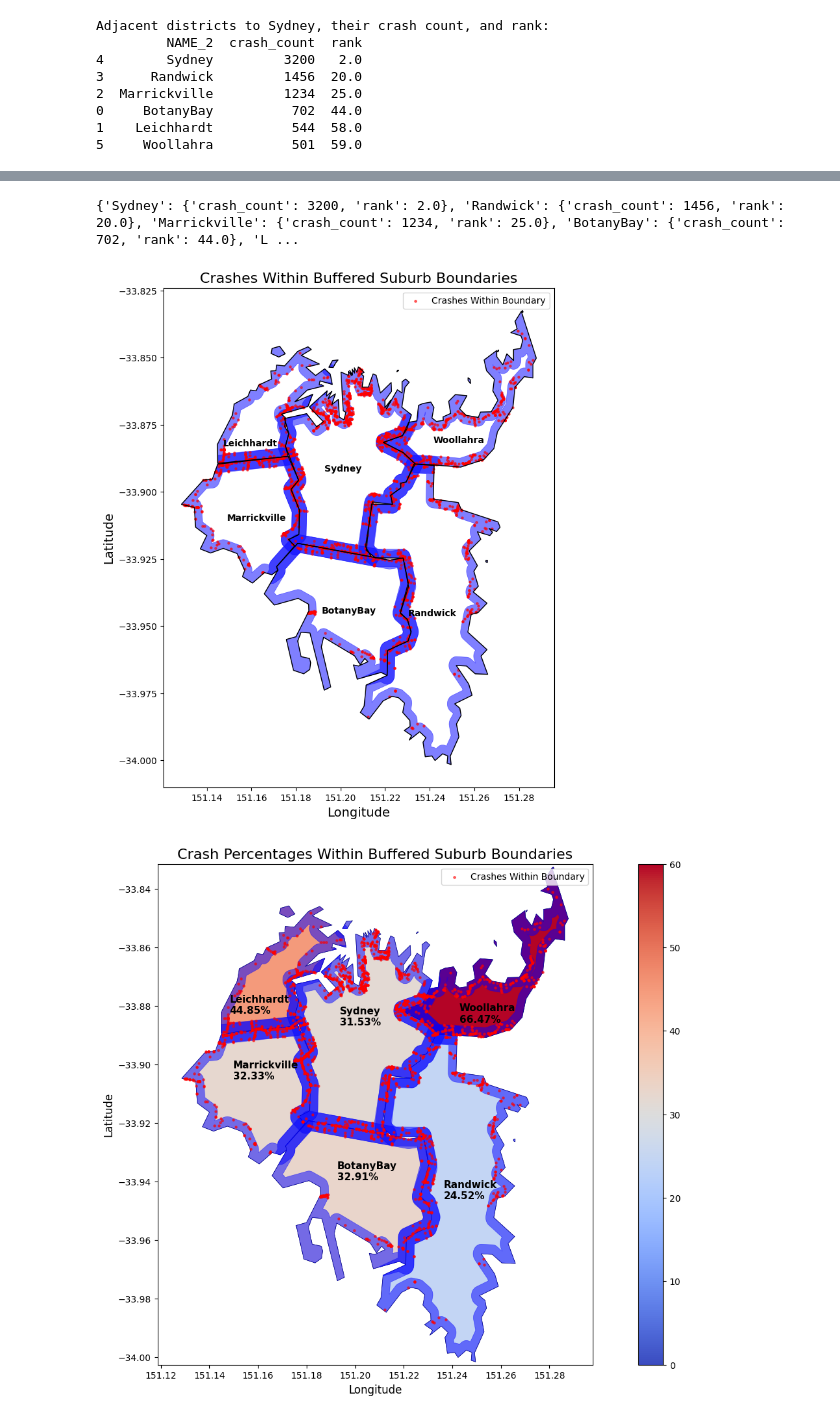
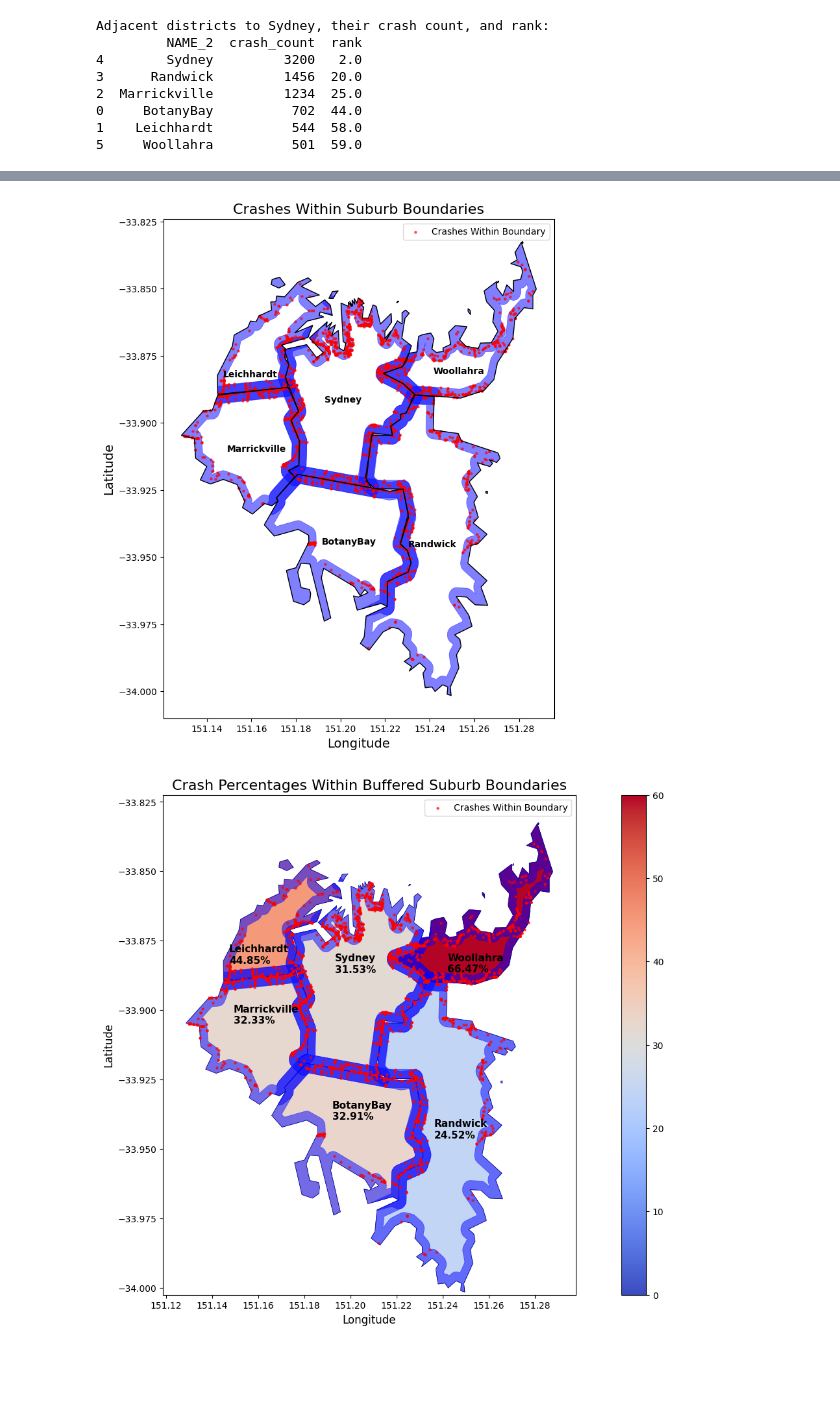
Before and after one commit to Yuyun-Zhou/open-data-project, a Jupyter notebook: crash.ipynb, the cells around one changed output, grey strips where cells are left out. Saved outputs shown, nothing was run; the diff lists cells and outputs as text; code cells hidden in the pictures; blank space fills up the shorter version.

```diff
--- a/crash.ipynb
+++ b/crash.ipynb
@@ -482,11 +487,6 @@ plt.show()
 # %%
 
 adjacent_crashes_dict = adjacent_crashes_with_rank[['NAME_2', 'crash_count', 'rank']].sort_values(by='rank').set_index('NAME_2').to_dict(orient='index')
-
-# Print the dictionary
-print(adjacent_crashes_dict)
-# %% [output]
-{'Sydney': {'crash_count': 3200, 'rank': 2.0}, 'Randwick': {'crash_count': 1456, 'rank': 20.0}, 'Marrickville': {'crash_count': 1234, 'rank': 25.0}, 'BotanyBay': {'crash_count': 702, 'rank': 44.0}, 'L ...
 # %%
 import geopandas as gpd
 import matplotlib.pyplot as plt
@@ -499,7 +499,7 @@ warnings.filterwarnings("ignore")
 # Extract the boundaries of each suburb
 boundary_districts = pop_adjacency_district_to_sydney_data.boundary
 
-boundary_size = 0.0033  # around 400 meters
+boundary_size = 0.0033  # around 300 meters
 
 # Buffer the boundaries
 buffered_boundaries = boundary_districts.buffer(
@@ -546,7 +546,7 @@ inner_boundary.plot(ax=ax, color='blue', alpha=0.5, edgecolor='blue', linestyle=
 crashes_within_boundary.plot(ax=ax, marker='o', markersize=5, color='red', alpha=0.6, label='Crashes Within Boundary')
 
 # Add a title and labels
-ax.set_title('Crashes Within Buffered Suburb Boundaries', fontsize=16)
+ax.set_title('Crashes Within Suburb Boundaries', fontsize=16)
 ax.set_xlabel('Longitude', fontsize=14)
 ax.set_ylabel('Latitude', fontsize=14)
 
@@ -556,7 +556,7 @@ ax.legend()
 # Show the plot
 plt.show()
 # %% [output]
-[figure, old version]
+[figure, new version]
 # %%
 # Initialize results dictionary
 results = {'NAME_2': [], 'crashes_within_boundary': [], 'total_crashes': [], 'percentage_within_boundary': []}
@@ -614,32 +614,32 @@ for district in results_df['NAME_2']:
         x_offset, y_offset = (-53, -40)
     elif district == 'Woollahra':
         x_offset, y_offset = (-39, -45)
     elif district == 'Leichhardt':
         x_offset, y_offset = (-30, -15)
     elif district == 'Randwick':
         x_offset, y_offset = (-10, -9)
 
     ax.annotate(text=f"{district}\n{district_row['percentage_within_boundary']:.2f}%", xy=(centroid.x, centroid.y),
                 xytext=(x_offset, y_offset),  # Use customized offsets
                 textcoords='offset points', fontsize=11, color='black', weight='bold')
 
 # Set the plot title and labels
 ax.set_title('Crash Percentages Within Buffered Suburb Boundaries', fontsize=16)
 ax.set_xlabel('Longitude', fontsize=12)
 ax.set_ylabel('Latitude', fontsize=12)
 
 # Set axis limits to zoom in on the area of interest
 # Adjust these limits based on your specific area of interest
 xmin, ymin, xmax, ymax = pop_adjacency_district_to_sydney_data_boundary.total_bounds
 x_padding = 0.01  # Adjust padding if needed
 y_padding = 0.001  # Adjust padding if needed
 ax.set_xlim(xmin - x_padding, xmax + x_padding)
-ax.set_ylim(ymin - y_padding, ymax + y_padding)
+ax.set_ylim(ymin - y_padding, ymax + y_padding + 0.009)
 
 # Add a legend
 ax.legend()
 
 # Show the plot
 plt.show()
 # %% [output]
-[figure, old version]
+[figure, new version]
```
Also changed, not shown: parts of 7 cells of this notebook.
